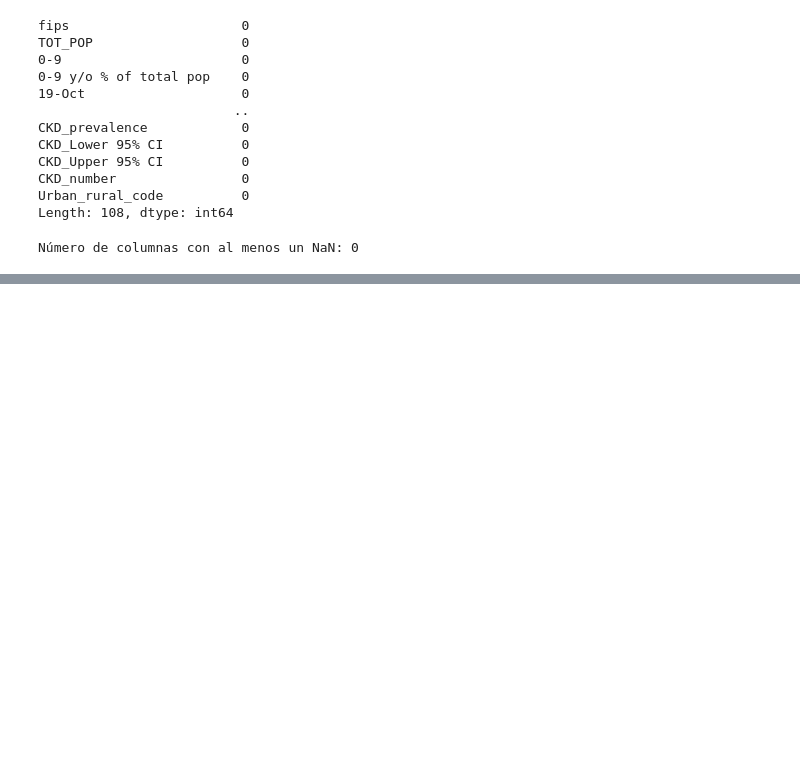
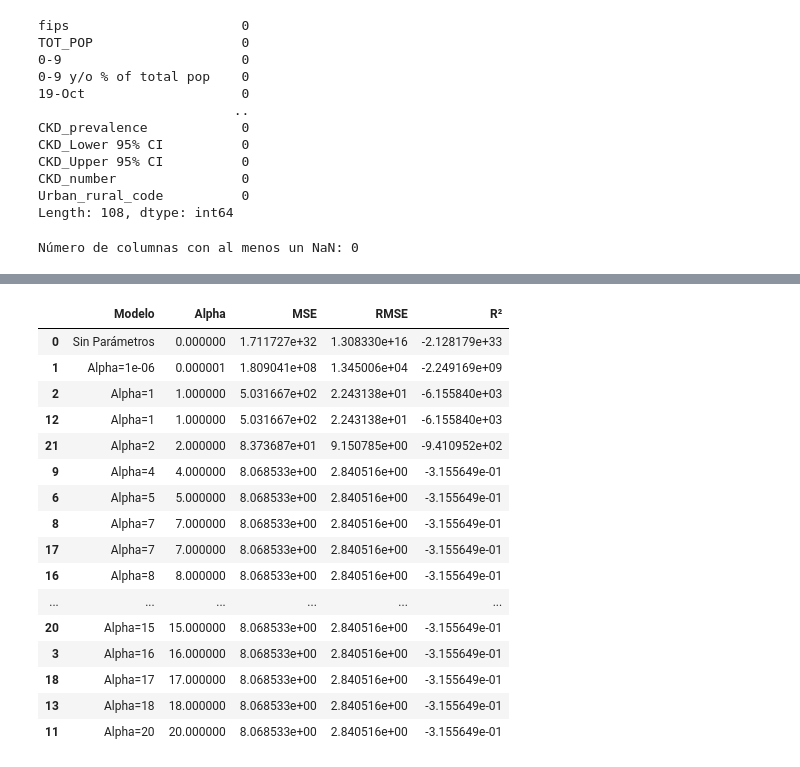
Before and after one commit to 4GeeksAcademy/Proyecto-regresion-lineal-regularizada-Jorge3127, a Jupyter notebook: src/explore.ipynb, the cells around one changed output, grey strips where cells are left out. Saved outputs shown, nothing was run; the diff lists cells and outputs as text; code cells hidden in the pictures; blank space fills up the shorter version.

```diff
--- a/src/explore.ipynb
+++ b/src/explore.ipynb
@@ -169,0 +534,65 @@ plt.show()
+# %%
+
+# Lista para almacenar los resultados
+results = []
+
+# Modelo sin parámetros (Regresión Lineal Simple)
+reg_lin = LinearRegression()
+reg_lin.fit(X_train_final, y_train)
+y_pred = reg_lin.predict(X_test)
+mse_rl_sin_parametros = mean_squared_error(y_test, y_pred)
+rmse_rl_sin_parametros = np.sqrt(mse_rl_sin_parametros)
+r2_rl_sin_parametros = r2_score(y_test, y_pred)
+r2_rl_sin_parametros = r2_rl_sin_parametros * 100
+results.append({'Modelo': 'Sin Parámetros', 'Alpha': 0, 'MSE': mse_rl_sin_parametros, 'RMSE': rmse_rl_sin_parametros, 'R²': r2_rl_sin_parametros})
+
+# Modelo con alpha=0.000001
+alpha001 = 0.000001
+reg_lasso = Lasso(alpha=alpha001, max_iter=8000)
+reg_lasso.fit(X_train_final, y_train)
+y_pred = reg_lasso.predict(X_test)
+mse_l1 = mean_squared_error(y_test, y_pred)
+rmse_l1 = np.sqrt(mse_l1)
+r2_l1_alpha001 = r2_score(y_test, y_pred)
+r2_l1_alpha001 = r2_l1_alpha001 * 100
+results.append({'Modelo': f'Alpha={alpha001}', 'Alpha': alpha001, 'MSE': mse_l1, 'RMSE': rmse_l1, 'R²': r2_l1_alpha001})
+
+# Valores aleatorios de alpha entre 1 y 20
+random_alphas = np.random.randint(1, 21, size=20)
+
+# Ajustar el modelo para cada valor aleatorio de alpha y calcular MSE, RMSE y R²
+for alpha in random_alphas:
+    reg_lasso = Lasso(alpha=alpha, max_iter=8000)
+    reg_lasso.fit(X_train_final, y_train)
+    y_pred = reg_lasso.predict(X_test)
+    mse = mean_squared_error(y_test, y_pred)
+    rmse = np.sqrt(mse)
+    r2 = r2_score(y_test, y_pred)
+    r2 = r2 * 100
+    results.append({'Modelo': f'Alpha={alpha}', 'Alpha': alpha, 'MSE': mse, 'RMSE': rmse, 'R²': r2})
+
+# Crear un DataFrame con los resultados
+results_df = pd.DataFrame(results)
+results_df = results_df.sort_values(by='Alpha')
+
+# Mostrar la tabla de resultados
+
+results_df
+# %% [output]
+|  | Modelo | Alpha | MSE | RMSE | R² |
+| 0 | Sin Parámetros | 0.000000 | 1.711727e+32 | 1.308330e+16 | -2.128179e+33 |
+| 1 | Alpha=1e-06 | 0.000001 | 1.809041e+08 | 1.345006e+04 | -2.249169e+09 |
+| 2 | Alpha=1 | 1.000000 | 5.031667e+02 | 2.243138e+01 | -6.155840e+03 |
+| 12 | Alpha=1 | 1.000000 | 5.031667e+02 | 2.243138e+01 | -6.155840e+03 |
+| 21 | Alpha=2 | 2.000000 | 8.373687e+01 | 9.150785e+00 | -9.410952e+02 |
+| 9 | Alpha=4 | 4.000000 | 8.068533e+00 | 2.840516e+00 | -3.155649e-01 |
+| 6 | Alpha=5 | 5.000000 | 8.068533e+00 | 2.840516e+00 | -3.155649e-01 |
+| 8 | Alpha=7 | 7.000000 | 8.068533e+00 | 2.840516e+00 | -3.155649e-01 |
+| 17 | Alpha=7 | 7.000000 | 8.068533e+00 | 2.840516e+00 | -3.155649e-01 |
+| 16 | Alpha=8 | 8.000000 | 8.068533e+00 | 2.840516e+00 | -3.155649e-01 |
+| ... | ... | ... | ... | ... | ... |
+| 20 | Alpha=15 | 15.000000 | 8.068533e+00 | 2.840516e+00 | -3.155649e-01 |
+| 3 | Alpha=16 | 16.000000 | 8.068533e+00 | 2.840516e+00 | -3.155649e-01 |
+| 18 | Alpha=17 | 17.000000 | 8.068533e+00 | 2.840516e+00 | -3.155649e-01 |
+| 13 | Alpha=18 | 18.000000 | 8.068533e+00 | 2.840516e+00 | -3.155649e-01 |
+| 11 | Alpha=20 | 20.000000 | 8.068533e+00 | 2.840516e+00 | -3.155649e-01 |
```
Also changed, not shown: parts of 20 cells of this notebook.
